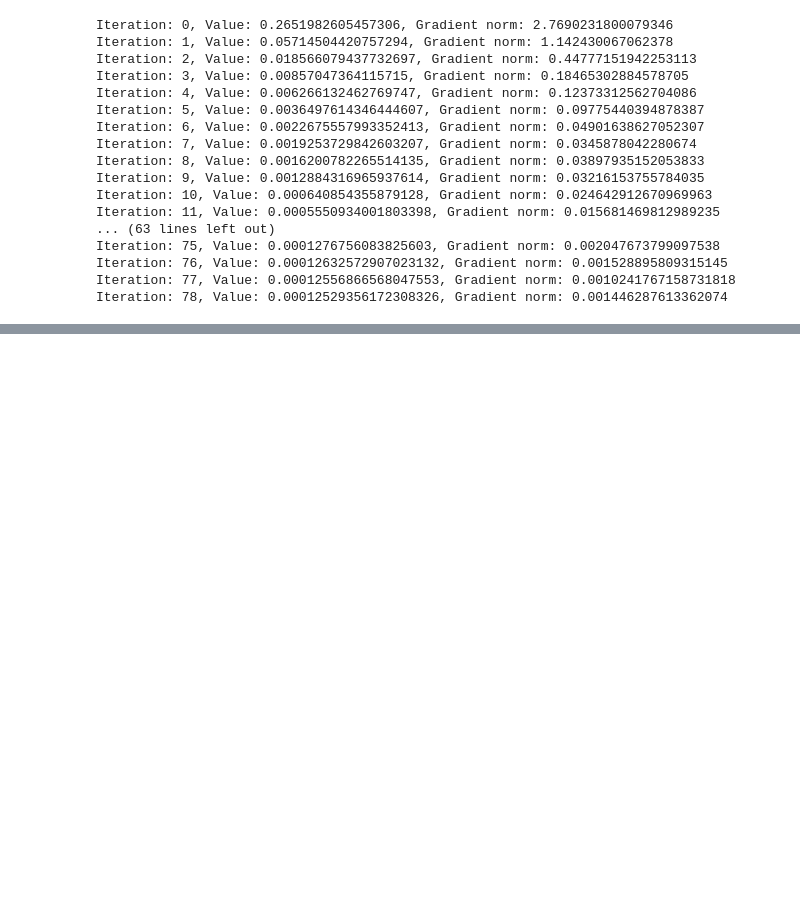
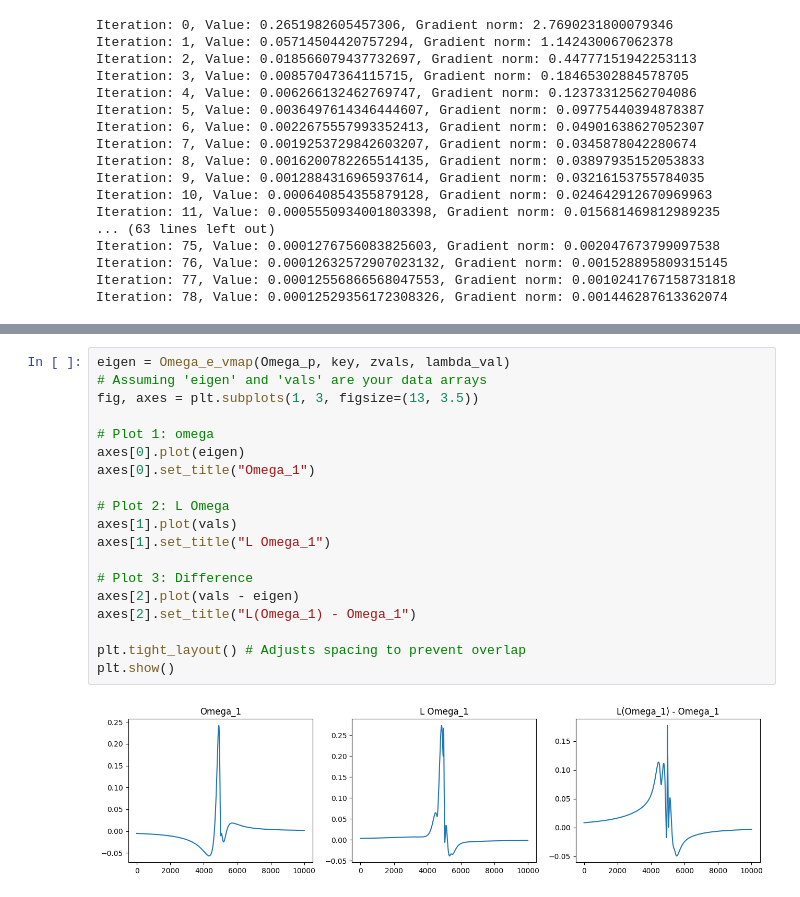
Before and after one commit to mxpoch/Unstable-Singularities, a Jupyter notebook: notepad.ipynb, the cells around one changed output, grey strips where cells are left out. Cells and saved outputs as stored; diff of their text form; blank space fills up the shorter version.

```diff
--- a/notepad.ipynb
+++ b/notepad.ipynb
@@ -394,0 +531,21 @@ Array(1.3, dtype=float32, weak_type=True)
+# %%
+eigen = Omega_e_vmap(Omega_p, key, zvals, lambda_val)
+# Assuming 'eigen' and 'vals' are your data arrays
+fig, axes = plt.subplots(1, 3, figsize=(13, 3.5))
+
+# Plot 1: omega
+axes[0].plot(eigen)
+axes[0].set_title("Omega_1")
+
+# Plot 2: L Omega
+axes[1].plot(vals)
+axes[1].set_title("L Omega_1")
+
+# Plot 3: Difference
+axes[2].plot(vals - eigen)
+axes[2].set_title("L(Omega_1) - Omega_1")
+
+plt.tight_layout() # Adjusts spacing to prevent overlap
+plt.show()
+# %% [output]
+[figure, added]
```
Also changed, not shown: parts of 9 cells of this notebook, 7 other files.
